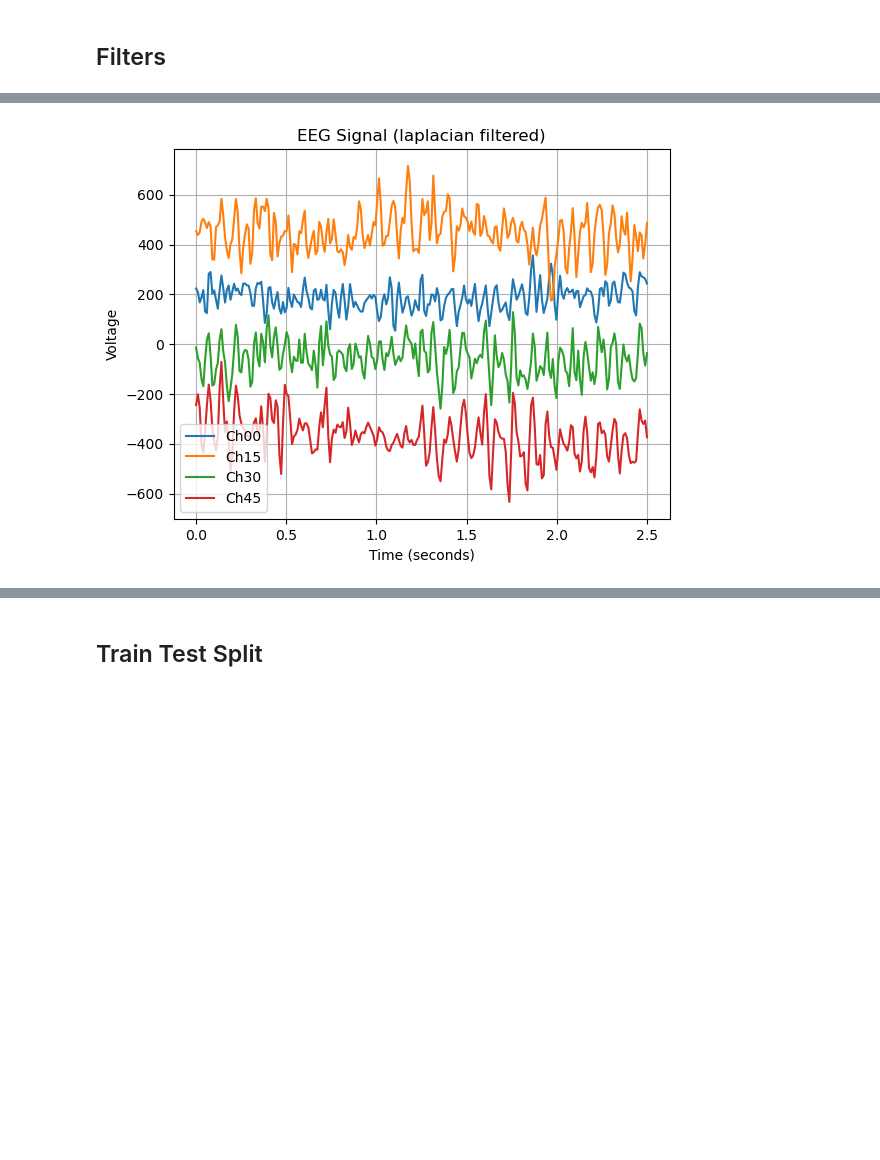
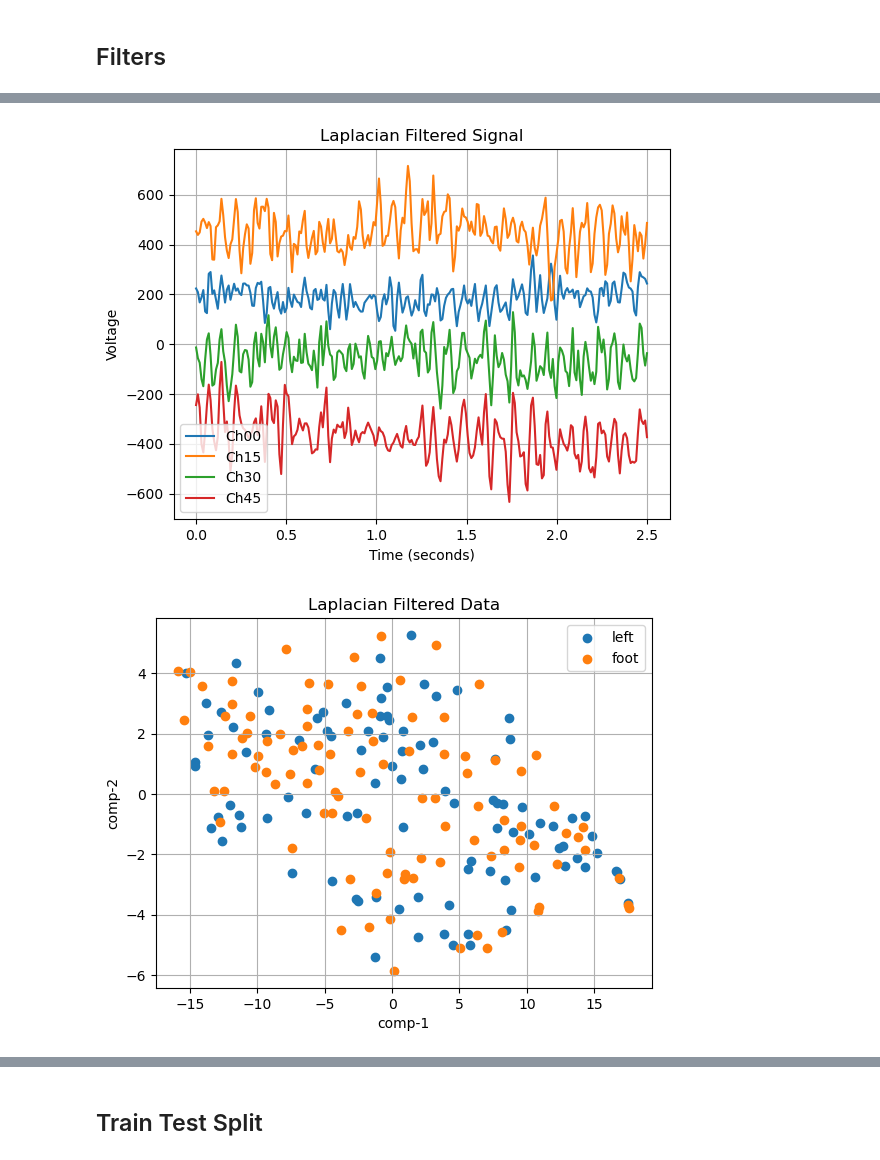
Before and after one commit to javadkavian/EEG_motor_imagery_analysis, a Jupyter notebook: src/main.ipynb, the cells around one changed output, grey strips where cells are left out. Cells and saved outputs as stored; diff of their text form; code cells hidden in the pictures; blank space fills up the shorter version.

```diff
--- a/src/main.ipynb
+++ b/src/main.ipynb
@@ -62,6 +69,10 @@ plt.savefig('../assets/preprocess_raw.png')
 # %%
-plot_eeg(laplacin_filtered, 0, 'EEG Signal (laplacian filtered)')
+plot_eeg(laplacin_filtered, 0, 'Laplacian Filtered Signal')
 plt.savefig('../assets/preprocess_laplacian.png')
+plt.show()
+plot_scatter_trials(data.trials, data.targets, data.class_labels, 'Laplacian Filtered Data')
+plt.savefig('../assets/visual_laplacian_data.png')
 # %% [output]
-[figure, old version]
+[figure, new version]
+[figure, added]
 # %%
```
Also changed, not shown: parts of 15 cells of this notebook, 5 other files.
